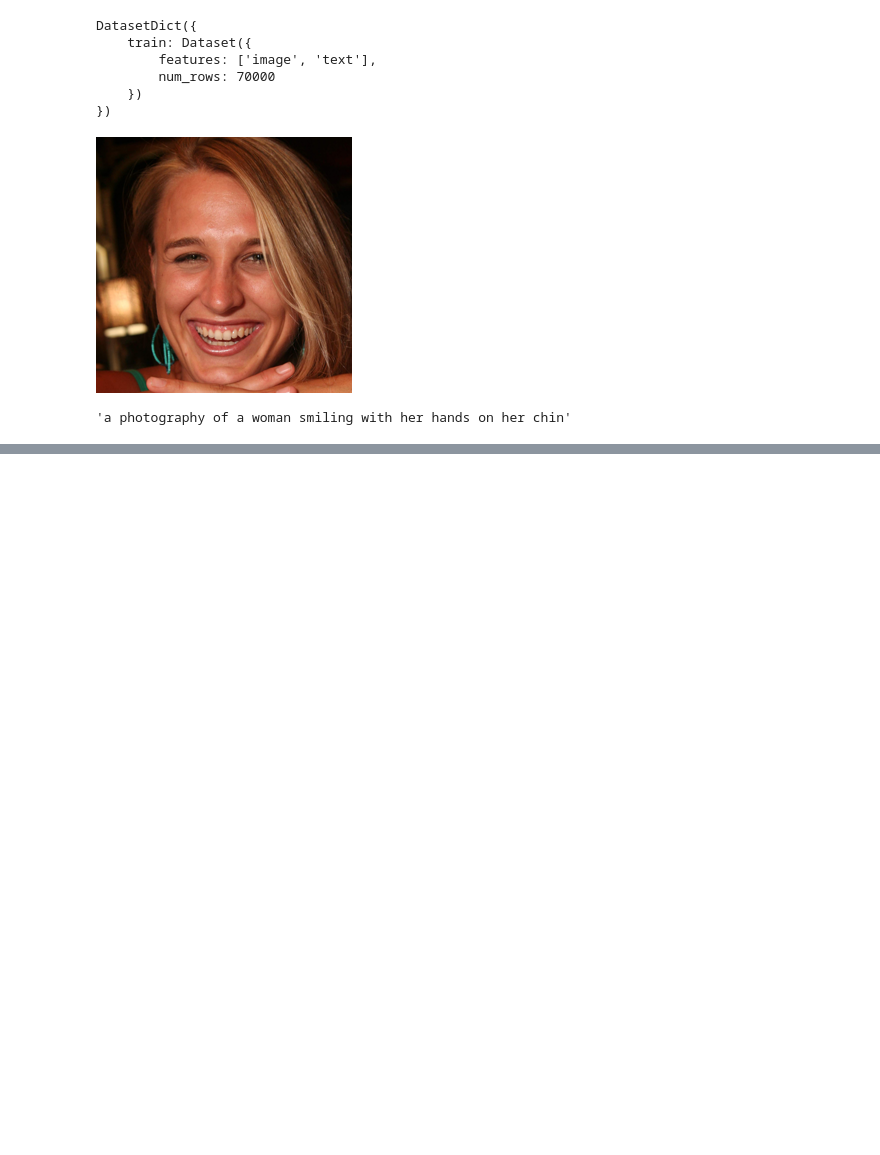
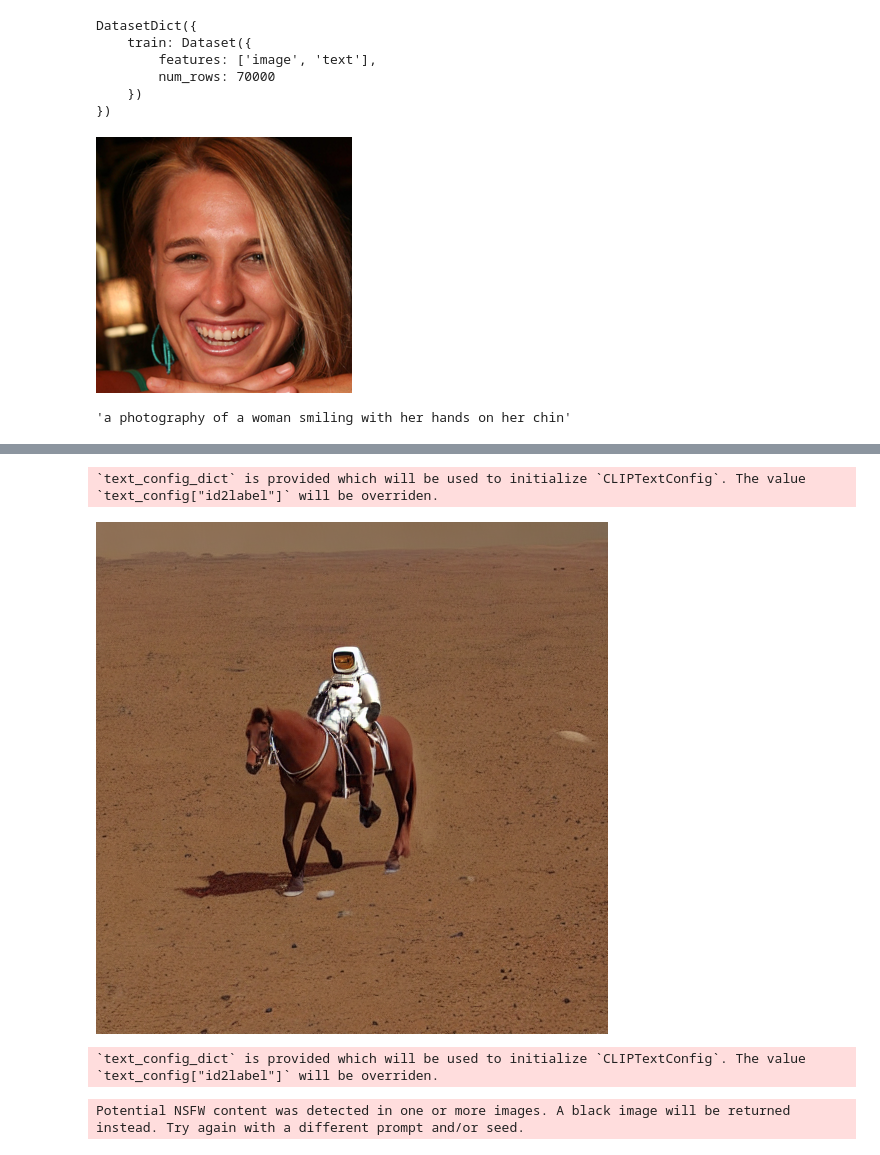
Before and after one commit to XinyuanWangCS/local-refine-diffuser, a Jupyter notebook: sd_experiment.ipynb, the cells around one changed output, grey strips where cells are left out. Drawn from its saved outputs; the diff is of its cells as text; code cells hidden in the pictures; blank space fills up the shorter version.

```diff
--- a/sd_experiment.ipynb
+++ b/sd_experiment.ipynb
@@ -80,0 +133,26 @@ dataset['train'][1]['text']
+# %%
+from diffusers import StableDiffusionPipeline
+import torch
+
+model_id = "runwayml/stable-diffusion-v1-5"
+pipe = StableDiffusionPipeline.from_pretrained(model_id, torch_dtype=torch.float16)
+pipe = pipe.to("cuda:3")
+
+prompt = ["a photo of an astronaut riding a horse on mars"]*4
+images = pipe(prompt).images
+image = images[0]
+# %% [output]
+`text_config_dict` is provided which will be used to initialize `CLIPTextConfig`. The value `text_config["id2label"]` will be overriden.
+# %%
+image
+# %% [output]
+[figure, added]
+# %%
+import torch
+from diffusers import UNet2DConditionModel
+from diffusers import StableDiffusionPipeline
+
+model_id = "runwayml/stable-diffusion-v1-5"
+pipe = StableDiffusionPipeline.from_pretrained(model_id, torch_dtype=torch.float16)
+# %% [output]
+`text_config_dict` is provided which will be used to initialize `CLIPTextConfig`. The value `text_config["id2label"]` will be overriden.
@@ -80,0 +177,6 @@ dataset['train'][1]['text']
+# %%
+prompt = ["a photo of an astronaut riding a horse on mars"]*4
+images = pipe(prompt).images
+image = images[0]
+# %% [output]
+Potential NSFW content was detected in one or more images. A black image will be returned instead. Try again with a different prompt and/or seed.
```
Also changed, not shown: parts of 13 cells of this notebook, 2 other files.
